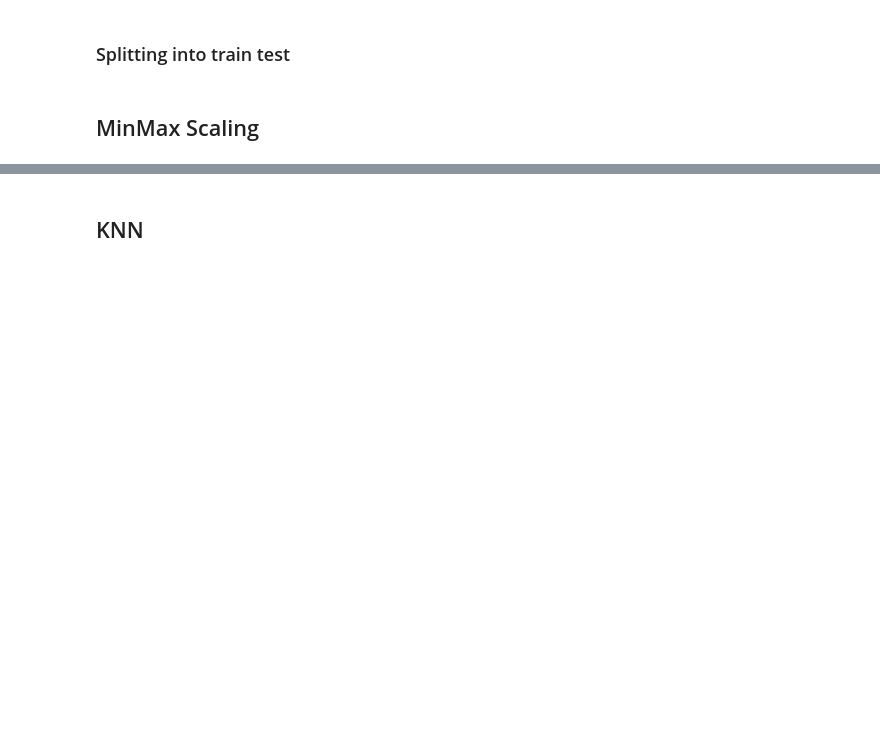
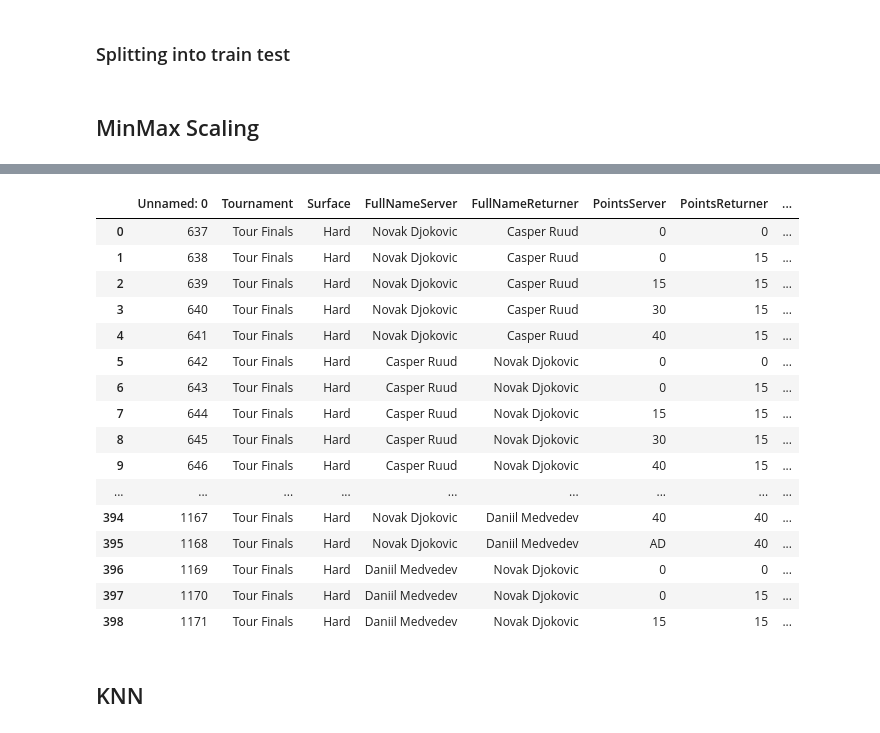
Before and after one commit to dundurlunka/ml-grand-slam, a Jupyter notebook: ml_grand_slam.ipynb, the cells around one changed output, grey strips where cells are left out. Cells and saved outputs as stored; diff of their text form; code cells hidden in the pictures; blank space fills up the shorter version.

```diff
--- a/ml_grand_slam.ipynb
+++ b/ml_grand_slam.ipynb
@@ -223,3 +247,24 @@ print(f'test score: {test_score}')
+# %%
+pd.set_option('display.max_rows', 500)
+joinedData.head(500)
+# %% [output]
+|  | Unnamed: 0 | Tournament | Surface | FullNameServer | FullNameReturner | PointsServer | PointsReturner | ... |
+| 0 | 637 | Tour Finals | Hard | Novak Djokovic | Casper Ruud | 0 | 0 | ... |
+| 1 | 638 | Tour Finals | Hard | Novak Djokovic | Casper Ruud | 0 | 15 | ... |
+| 2 | 639 | Tour Finals | Hard | Novak Djokovic | Casper Ruud | 15 | 15 | ... |
+| 3 | 640 | Tour Finals | Hard | Novak Djokovic | Casper Ruud | 30 | 15 | ... |
+| 4 | 641 | Tour Finals | Hard | Novak Djokovic | Casper Ruud | 40 | 15 | ... |
+| 5 | 642 | Tour Finals | Hard | Casper Ruud | Novak Djokovic | 0 | 0 | ... |
+| 6 | 643 | Tour Finals | Hard | Casper Ruud | Novak Djokovic | 0 | 15 | ... |
+| 7 | 644 | Tour Finals | Hard | Casper Ruud | Novak Djokovic | 15 | 15 | ... |
+| 8 | 645 | Tour Finals | Hard | Casper Ruud | Novak Djokovic | 30 | 15 | ... |
+| 9 | 646 | Tour Finals | Hard | Casper Ruud | Novak Djokovic | 40 | 15 | ... |
+| ... | ... | ... | ... | ... | ... | ... | ... | ... |
+| 394 | 1167 | Tour Finals | Hard | Novak Djokovic | Daniil Medvedev | 40 | 40 | ... |
+| 395 | 1168 | Tour Finals | Hard | Novak Djokovic | Daniil Medvedev | AD | 40 | ... |
+| 396 | 1169 | Tour Finals | Hard | Daniil Medvedev | Novak Djokovic | 0 | 0 | ... |
+| 397 | 1170 | Tour Finals | Hard | Daniil Medvedev | Novak Djokovic | 0 | 15 | ... |
+| 398 | 1171 | Tour Finals | Hard | Daniil Medvedev | Novak Djokovic | 15 | 15 | ... |
 # %% [markdown]
 ## KNN
 # %%
```
Also changed, not shown: parts of 2 cells of this notebook.
